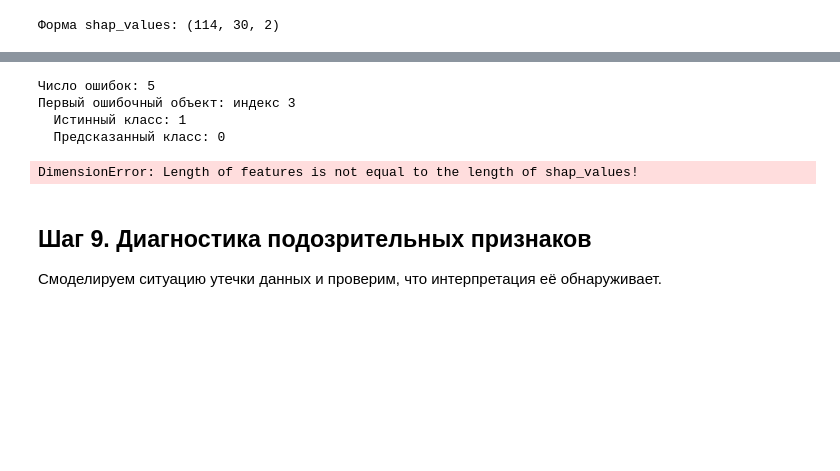
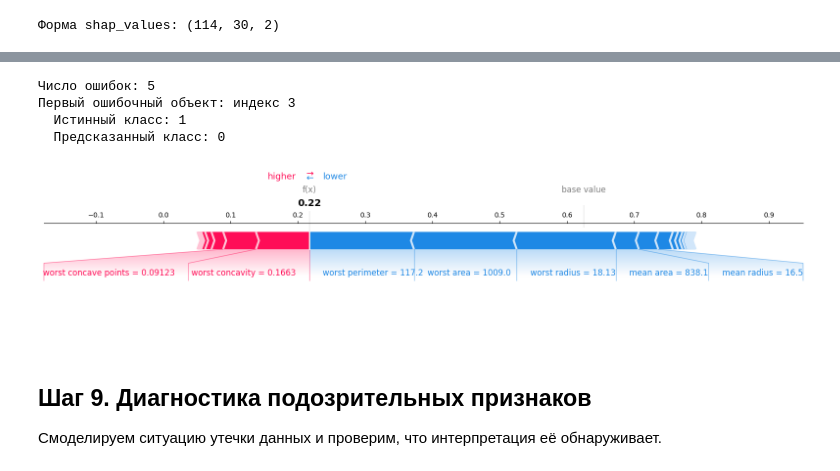
Before and after one commit to KATTSS/ml_course_bsu, a Jupyter notebook: hw11_hypeparams_definition/hp_interp_practice_student.ipynb, the cells around one changed output, grey strips where cells are left out. Cells and saved outputs as stored; diff of their text form; code cells hidden in the pictures; blank space fills up the shorter version.

```diff
--- a/hw11_hypeparams_definition/hp_interp_practice_student.ipynb
+++ b/hw11_hypeparams_definition/hp_interp_practice_student.ipynb
@@ -435,31 +441,35 @@ AssertionError: The shape of the shap_values matrix does not match the shape of
 # %%
 # ╔══════════════════════════════════════════════════════════════╗
 # ║  ЗАДАНИЕ 8в: Найдите объект, на котором модель ошиблась      ║
 # ║  (y_pred != y_test). Постройте для него force_plot           ║
 # ║  Какие признаки «виноваты» в ошибке?                         ║
 # ╚══════════════════════════════════════════════════════════════╝
 
 y_pred_test = best_rf.predict(X_test)
 errors = np.where(y_pred_test != y_test)[0]
 
 print(f"Число ошибок: {len(errors)}")
 print(f"Первый ошибочный объект: индекс {errors[0]}")
-print(f"  Истинный класс: {y_test.iloc[errors[0]]}")
-print(f"  Предсказанный класс: {y_pred_test[errors[0]]}")
+print(f"Истинный класс: {y_test.iloc[errors[0]]}")
+print(f"Предсказанный класс: {y_pred_test[errors[0]]}")
 
 error_idx = errors[0]
+
+shap_values_class1_sample = shap_values[error_idx, :, 1]
+X_test_sample = X_test.iloc[error_idx, :]
+
 shap.force_plot(
     explainer.expected_value[1],
-    shap_values[1][error_idx, :],
-    X_test.iloc[error_idx, :].values,
+    shap_values_class1_sample,
+    X_test_sample,
     matplotlib=True
 )
 # %% [output]
 Число ошибок: 5
 Первый ошибочный объект: индекс 3
   Истинный класс: 1
   Предсказанный класс: 0
-DimensionError: Length of features is not equal to the length of shap_values!
+[figure, added]
 # %% [markdown]
 ## Шаг 9. Диагностика подозрительных признаков
 
```
Also changed, not shown: parts of 7 cells of this notebook.
